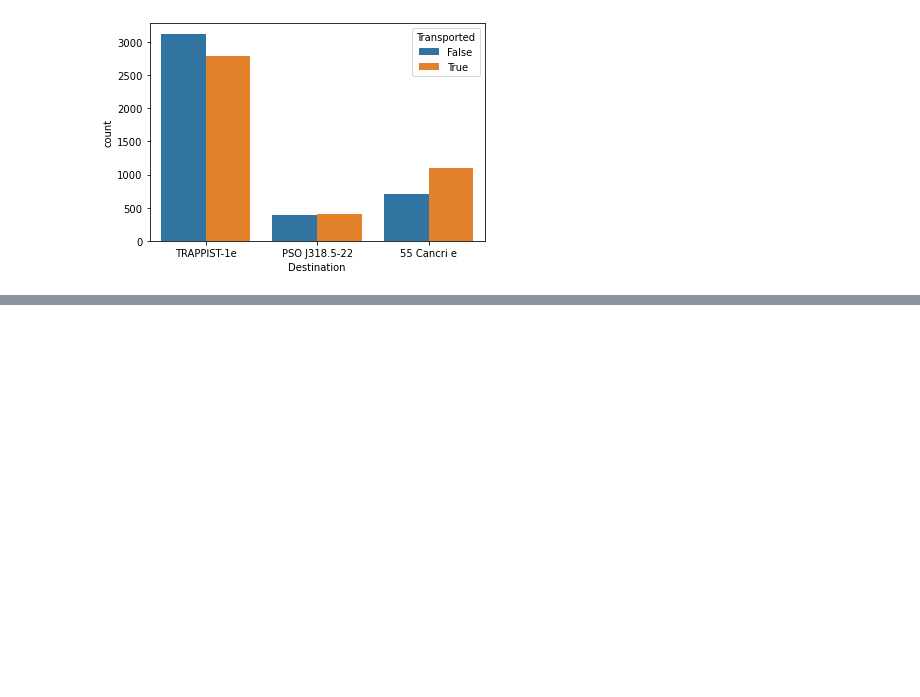
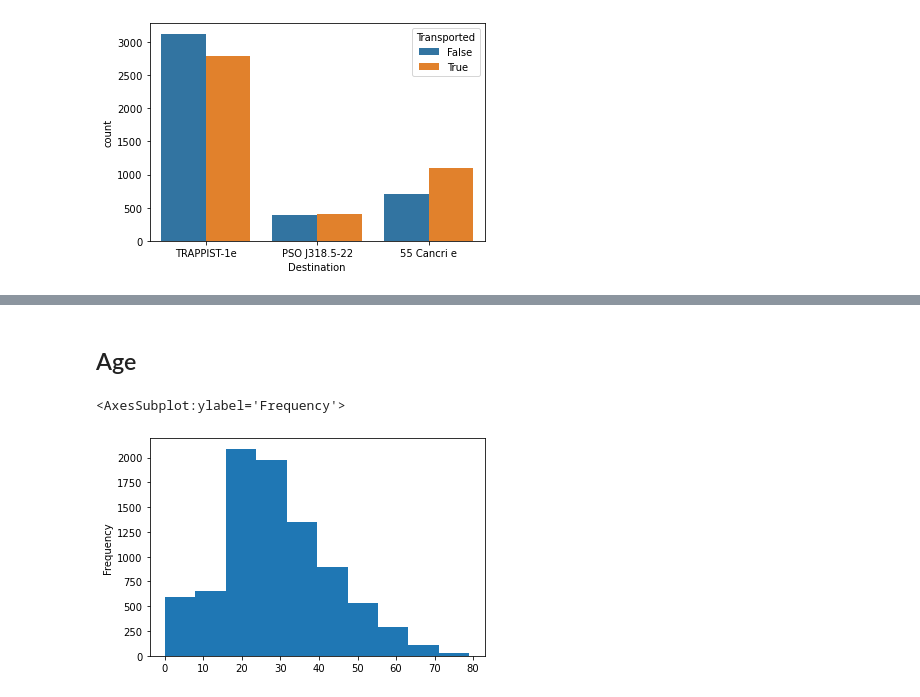
Before and after one commit to brianellis1997/Spaceship-Titanic, a Jupyter notebook: spaceship-titanic/Work.ipynb, the cells around one changed output, grey strips where cells are left out. Saved outputs shown, nothing was run; the diff lists cells and outputs as text; code cells hidden in the pictures; blank space fills up the shorter version.

```diff
--- a/spaceship-titanic/Work.ipynb
+++ b/spaceship-titanic/Work.ipynb
@@ -363,0 +384,7 @@ sns.countplot(train['Destination'], hue=train['Transported'])
+# %% [markdown]
+## Age
+# %%
+train['Age'].plot(kind='hist')
+# %% [output]
+<AxesSubplot:ylabel='Frequency'>
+[figure, added]
```
Also changed, not shown: parts of 6 cells of this notebook.
